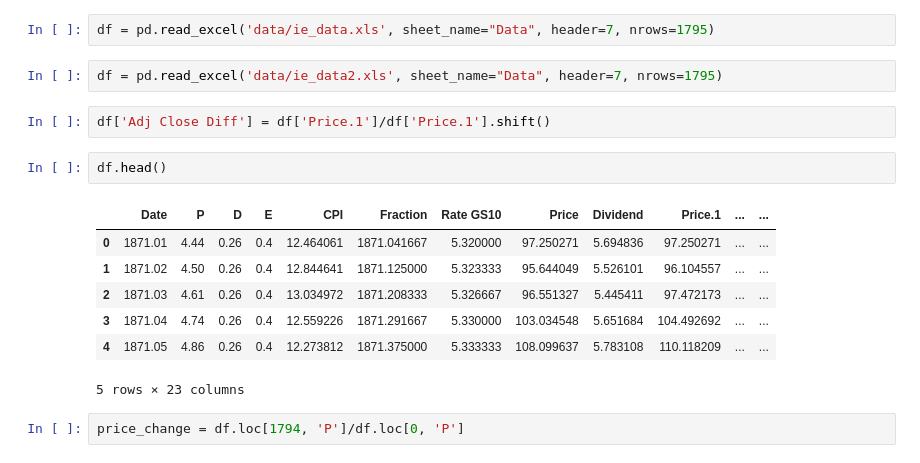
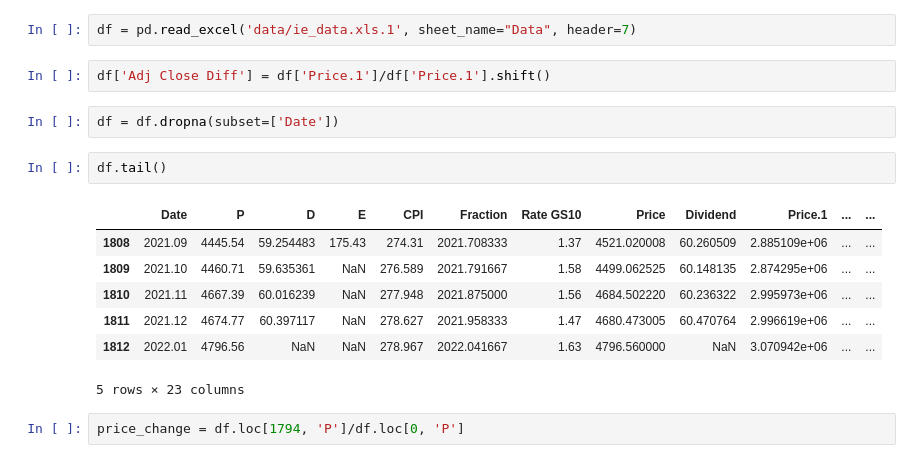
Before and after one commit to jvalansi/notebooks, a Jupyter notebook: S&P500.ipynb, the cells around one changed output. Saved outputs shown, nothing was run; the diff lists cells and outputs as text.

```diff
--- a/S&P500.ipynb
+++ b/S&P500.ipynb
@@ -253,18 +255,18 @@ http://www.econ.yale.edu/~shiller/data.htm
 # %%
-df = pd.read_excel('data/ie_data.xls', sheet_name="Data", header=7, nrows=1795)
+df = pd.read_excel('data/ie_data.xls.1', sheet_name="Data", header=7)
-# %%
-df = pd.read_excel('data/ie_data2.xls', sheet_name="Data", header=7, nrows=1795)
 # %%
 df['Adj Close Diff'] = df['Price.1']/df['Price.1'].shift()
+# %%
+df = df.dropna(subset=['Date'])
 # %%
-df.head()
+df.tail()
 # %% [output]
 |  | Date | P | D | E | CPI | Fraction | Rate GS10 | Price | Dividend | Price.1 | ... | ... |
-| 0 | 1871.01 | 4.44 | 0.26 | 0.4 | 12.464061 | 1871.041667 | 5.320000 | 97.250271 | 5.694836 | 97.250271 | ... | ... |
-| 1 | 1871.02 | 4.50 | 0.26 | 0.4 | 12.844641 | 1871.125000 | 5.323333 | 95.644049 | 5.526101 | 96.104557 | ... | ... |
-| 2 | 1871.03 | 4.61 | 0.26 | 0.4 | 13.034972 | 1871.208333 | 5.326667 | 96.551327 | 5.445411 | 97.472173 | ... | ... |
-| 3 | 1871.04 | 4.74 | 0.26 | 0.4 | 12.559226 | 1871.291667 | 5.330000 | 103.034548 | 5.651684 | 104.492692 | ... | ... |
-| 4 | 1871.05 | 4.86 | 0.26 | 0.4 | 12.273812 | 1871.375000 | 5.333333 | 108.099637 | 5.783108 | 110.118209 | ... | ... |
+| 1808 | 2021.09 | 4445.54 | 59.254483 | 175.43 | 274.31 | 2021.708333 | 1.37 | 4521.020008 | 60.260509 | 2.885109e+06 | ... | ... |
+| 1809 | 2021.10 | 4460.71 | 59.635361 | NaN | 276.589 | 2021.791667 | 1.58 | 4499.062525 | 60.148135 | 2.874295e+06 | ... | ... |
+| 1810 | 2021.11 | 4667.39 | 60.016239 | NaN | 277.948 | 2021.875000 | 1.56 | 4684.502220 | 60.236322 | 2.995973e+06 | ... | ... |
+| 1811 | 2021.12 | 4674.77 | 60.397117 | NaN | 278.627 | 2021.958333 | 1.47 | 4680.473005 | 60.470764 | 2.996619e+06 | ... | ... |
+| 1812 | 2022.01 | 4796.56 | NaN | NaN | 278.967 | 2022.041667 | 1.63 | 4796.560000 | NaN | 3.070942e+06 | ... | ... |
 5 rows × 23 columns
 # %%
 price_change = df.loc[1794, 'P']/df.loc[0, 'P']
```
Also changed, not shown: parts of 20 cells of this notebook, 4 other files.
